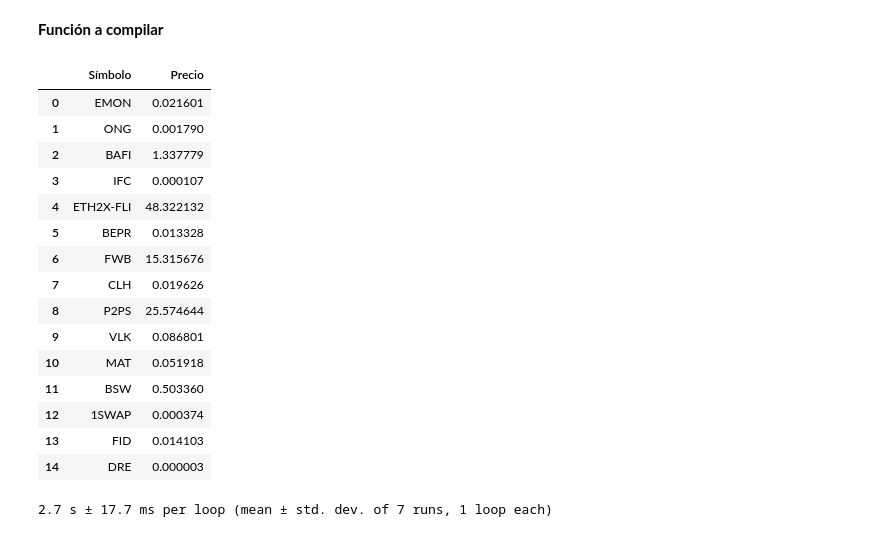
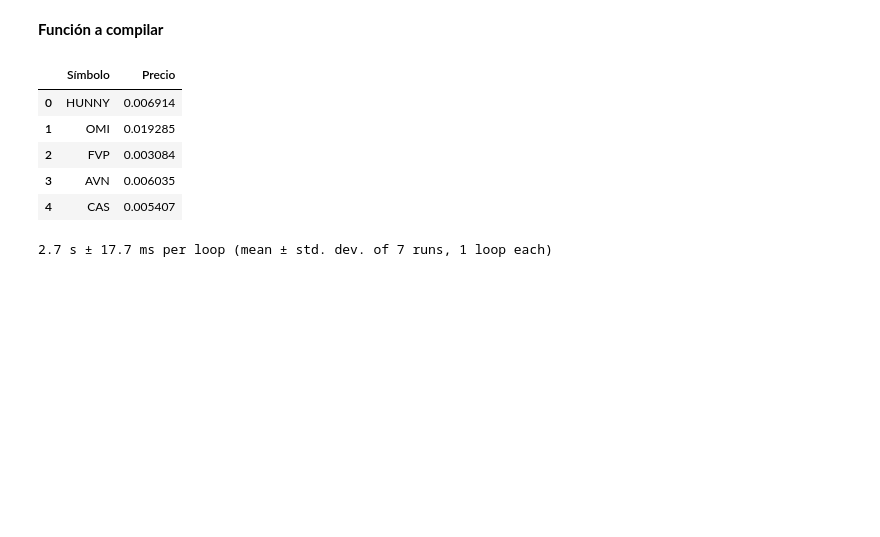
Before and after one commit to optimizacion-2-2022-gh-classroom/practica-2-segunda-parte-jesusmb230795, a Jupyter notebook: notebooks/compilacionC.ipynb, the cells around one changed output. Drawn from its saved outputs; the diff is of its cells as text; code cells hidden in the pictures; blank space fills up the shorter version.

```diff
--- a/notebooks/compilacionC.ipynb
+++ b/notebooks/compilacionC.ipynb
@@ -149,25 +149,16 @@ def bf_negative_cycle(graph, node_ini=None, distance_ini=np.inf):
 
     return cycle.reverse()
 # %%
-df = get_data('../data/historical_data.csv', '2022-05-12')
+#df = get_data('../data/historical_data.csv', '2022-05-12')
+df = get_data('data/historical_data.csv', '2022-05-12',5)
 df.head(15)
 # %% [output]
 |  | Símbolo | Precio |
-| 0 | EMON | 0.021601 |
-| 1 | ONG | 0.001790 |
-| 2 | BAFI | 1.337779 |
-| 3 | IFC | 0.000107 |
-| 4 | ETH2X-FLI | 48.322132 |
-| 5 | BEPR | 0.013328 |
-| 6 | FWB | 15.315676 |
-| 7 | CLH | 0.019626 |
-| 8 | P2PS | 25.574644 |
-| 9 | VLK | 0.086801 |
-| 10 | MAT | 0.051918 |
-| 11 | BSW | 0.503360 |
-| 12 | 1SWAP | 0.000374 |
-| 13 | FID | 0.014103 |
-| 14 | DRE | 0.000003 |
+| 0 | HUNNY | 0.006914 |
+| 1 | OMI | 0.019285 |
+| 2 | FVP | 0.003084 |
+| 3 | AVN | 0.006035 |
+| 4 | CAS | 0.005407 |
 # %%
 G = create_grap(df)
 # %%
```
Also changed, not shown: parts of 4 cells of this notebook.
